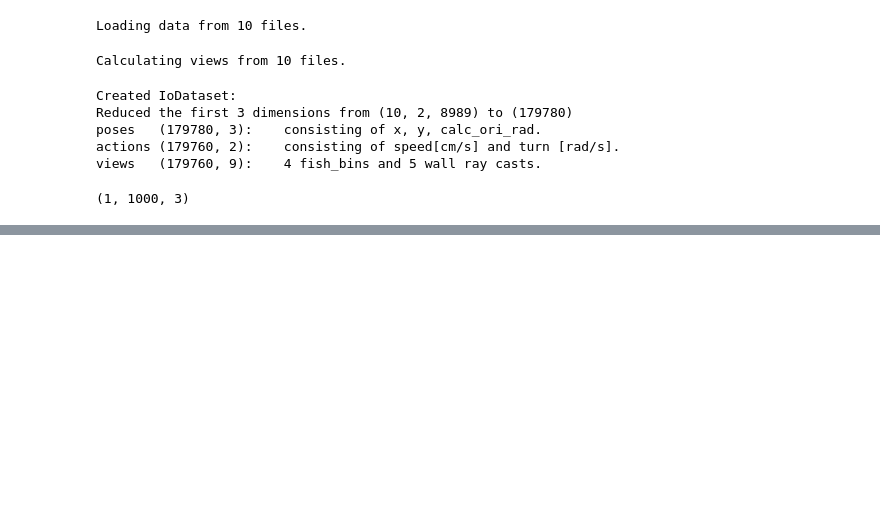
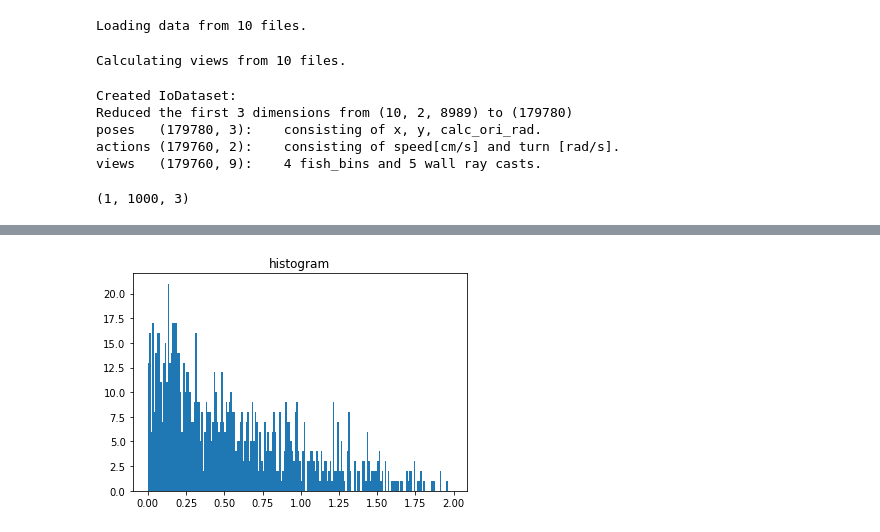
Before and after one commit to oleksa-oleksa/Robofish, a Jupyter notebook: simple_forward.ipynb, the cells around one changed output, grey strips where cells are left out. Saved outputs shown, nothing was run; the diff lists cells and outputs as text; code cells hidden in the pictures; blank space fills up the shorter version.

```diff
--- a/simple_forward.ipynb
+++ b/simple_forward.ipynb
@@ -72,0 +74,9 @@ plt.show()
+# %%
+def calculate_speed_from_position(track):
+    speed = []
+
+    for i in range(track.shape[1] - 1):
+        s = ((track[0, i + 1, 0] - track[0, i, 0])**2 + (track[0, i + 1, 1] - track[0, i, 1])**2)**0.5
+        speed.append(s)
+
+    return np.array(speed)
@@ -72,0 +92,6 @@ plt.show()
+# %%
+plt.hist(speed, bins)
+plt.title("histogram")
+plt.show()
+# %% [output]
+[figure, added]
```
Also changed, not shown: parts of 4 cells of this notebook, 2 other files.
